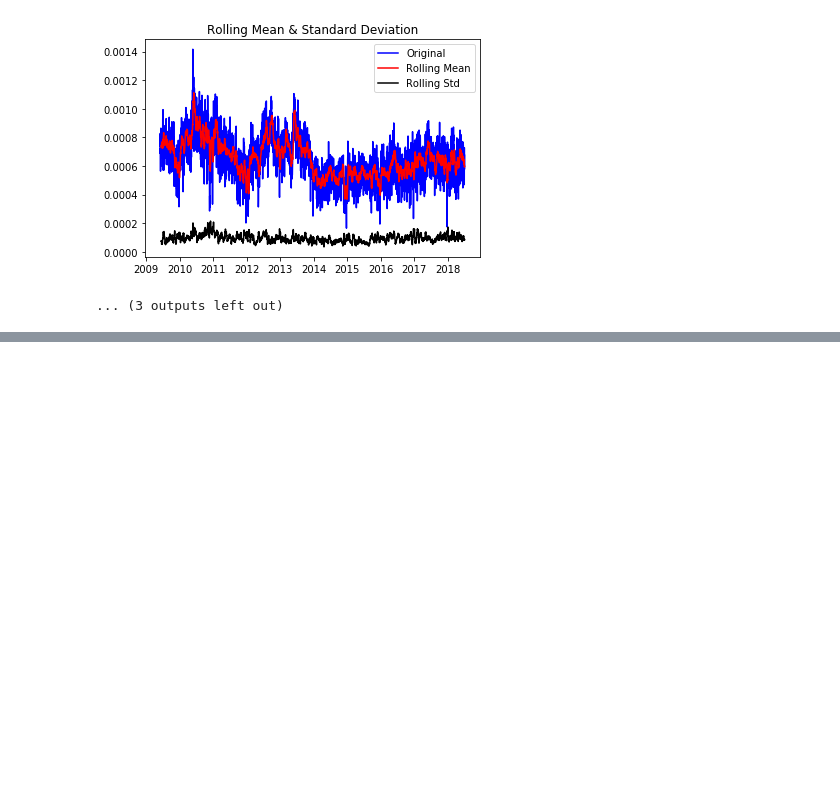
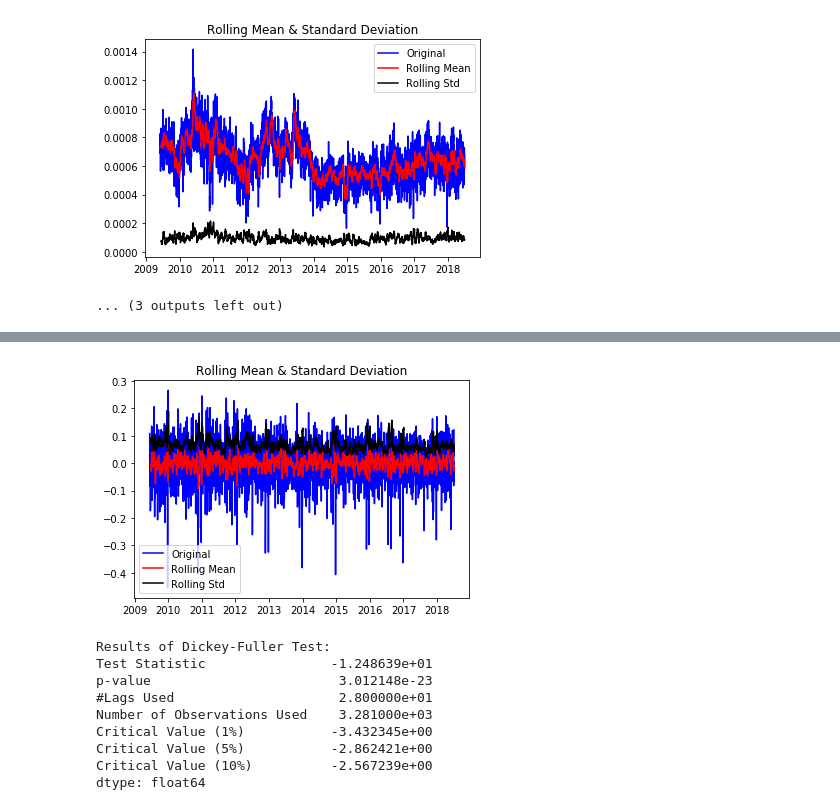
Before and after one commit to latherley/ARIMAX-NN, a Jupyter notebook: Time Series Analysis - Proactive Policing.ipynb, the cells around one changed output, grey strips where cells are left out. Saved outputs shown, nothing was run; the diff lists cells and outputs as text; code cells hidden in the pictures; blank space fills up the shorter version.

```diff
--- a/Time Series Analysis - Proactive Policing.ipynb
+++ b/Time Series Analysis - Proactive Policing.ipynb
@@ -205,0 +226,17 @@ plt.plot(df[['Property Rate','Onview Rate']])
+# %%
+dr_log_moving_avg_diff = dr_log - moving_avg
+dr_log_moving_avg_diff.head(12)
+
+dr_log_moving_avg_diff.dropna(inplace=True)
+test_stationarity(dr_log_moving_avg_diff)
+# %% [output]
+[figure, added]
+Results of Dickey-Fuller Test:
+Test Statistic                -1.248639e+01
+p-value                        3.012148e-23
+#Lags Used                     2.800000e+01
+Number of Observations Used    3.281000e+03
+Critical Value (1%)           -3.432345e+00
+Critical Value (5%)           -2.862421e+00
+Critical Value (10%)          -2.567239e+00
+dtype: float64
```
Also changed, not shown: parts of 14 cells of this notebook.
